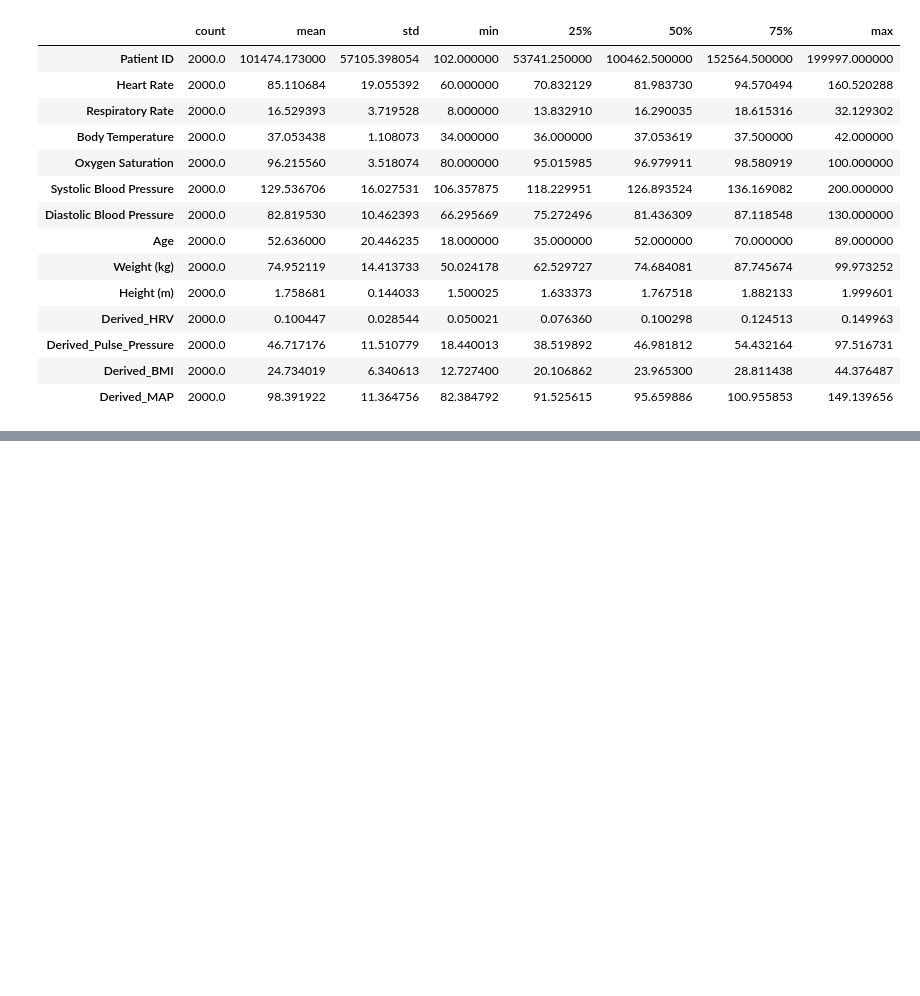
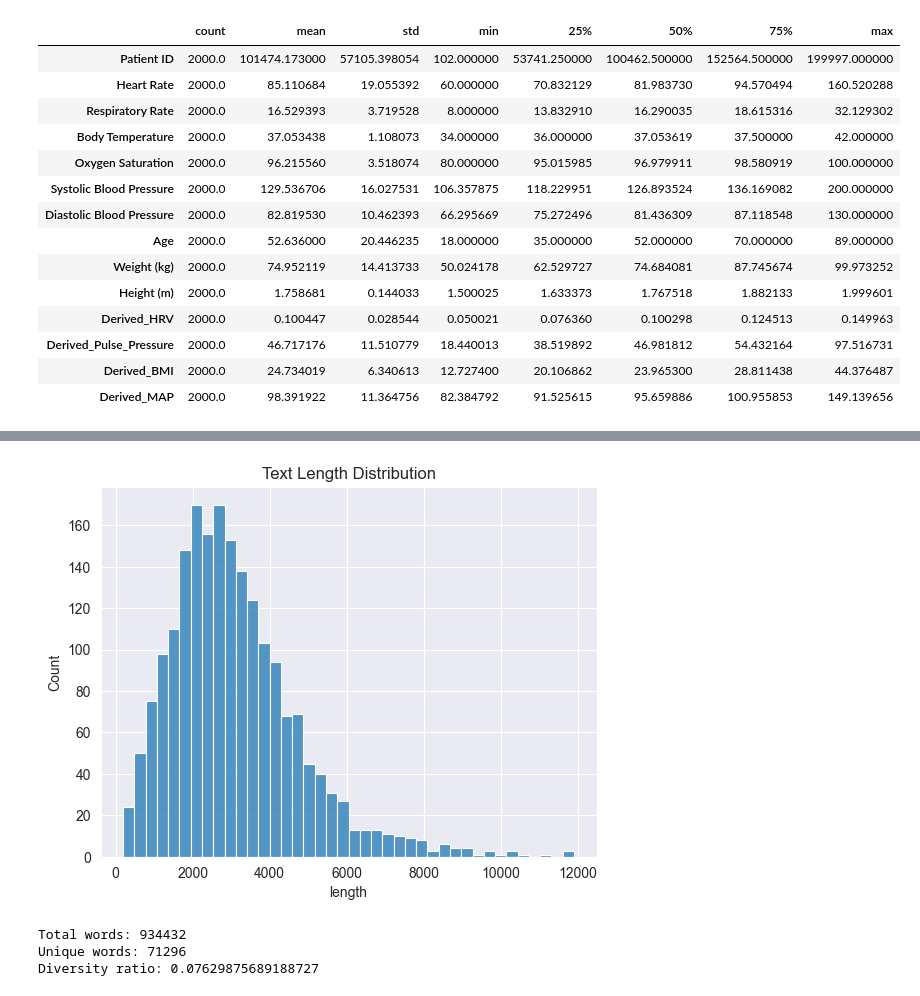
Before and after one commit to omarfarhoud/er-triage-agent, a Jupyter notebook: experiments/01_data_preprocessing.ipynb, the cells around one changed output, grey strips where cells are left out. Cells and saved outputs as stored; diff of their text form; code cells hidden in the pictures; blank space fills up the shorter version.

Commit message:
feat(data-analysis): add preprocessing, analysis notebooks and cleaned patients dataset

```diff
--- a/experiments/01_data_preprocessing.ipynb
+++ b/experiments/01_data_preprocessing.ipynb
@@ -361,0 +439,13 @@ vitals_sample.to_csv("../data/processed/vitals_final.csv", index=False)
+# %%
+patients_df['category'] = patients_df['description'].apply(classify)
+# %%
+patients_df = patients_df.dropna(subset=['category'])
+# %%
+samples = []
+
+for cat in patients_df['category'].unique():
+    subset = patients_df[patients_df['category'] == cat]
+    sampled = subset.sample(n=min(400, len(subset)), random_state=42)
+    samples.append(sampled)
+
+patients_sample = pd.concat(samples).reset_index(drop=True)
@@ -361,0 +472,4 @@ vitals_sample.to_csv("../data/processed/vitals_final.csv", index=False)
+# %%
+patients_sample['length'] = patients_sample['description'].str.len()
+
+patients_sample['length'].describe()
@@ -361,0 +486,20 @@ vitals_sample.to_csv("../data/processed/vitals_final.csv", index=False)
+# %%
+import seaborn as sns
+import matplotlib.pyplot as plt
+
+sns.histplot(patients_sample['length'], bins=40)
+plt.title("Text Length Distribution")
+plt.show()
+# %% [output]
+[figure, added]
+# %%
+all_words = " ".join(patients_sample['description']).split()
+unique_words = set(all_words)
+
+print("Total words:", len(all_words))
+print("Unique words:", len(unique_words))
+print("Diversity ratio:", len(unique_words) / len(all_words))
+# %% [output]
+Total words: 934432
+Unique words: 71296
+Diversity ratio: 0.07629875689188727
```
Also changed, not shown: parts of 12 cells of this notebook, 1 other file.
